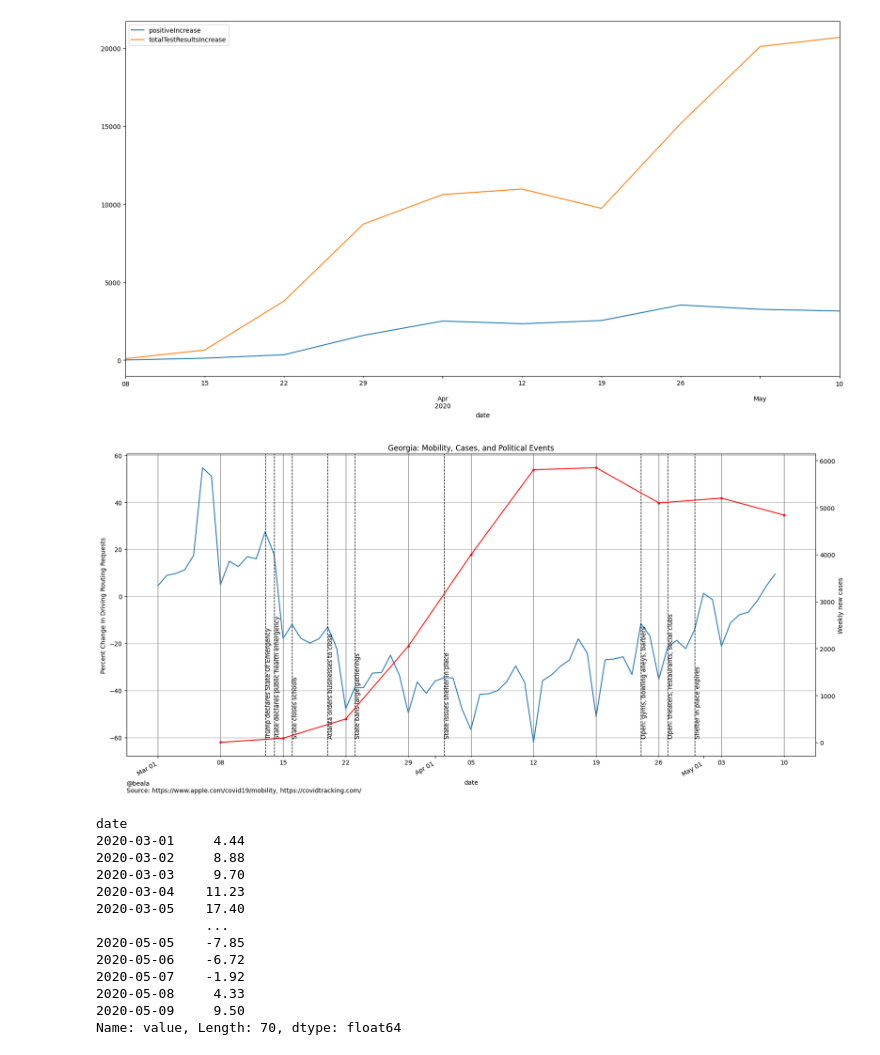
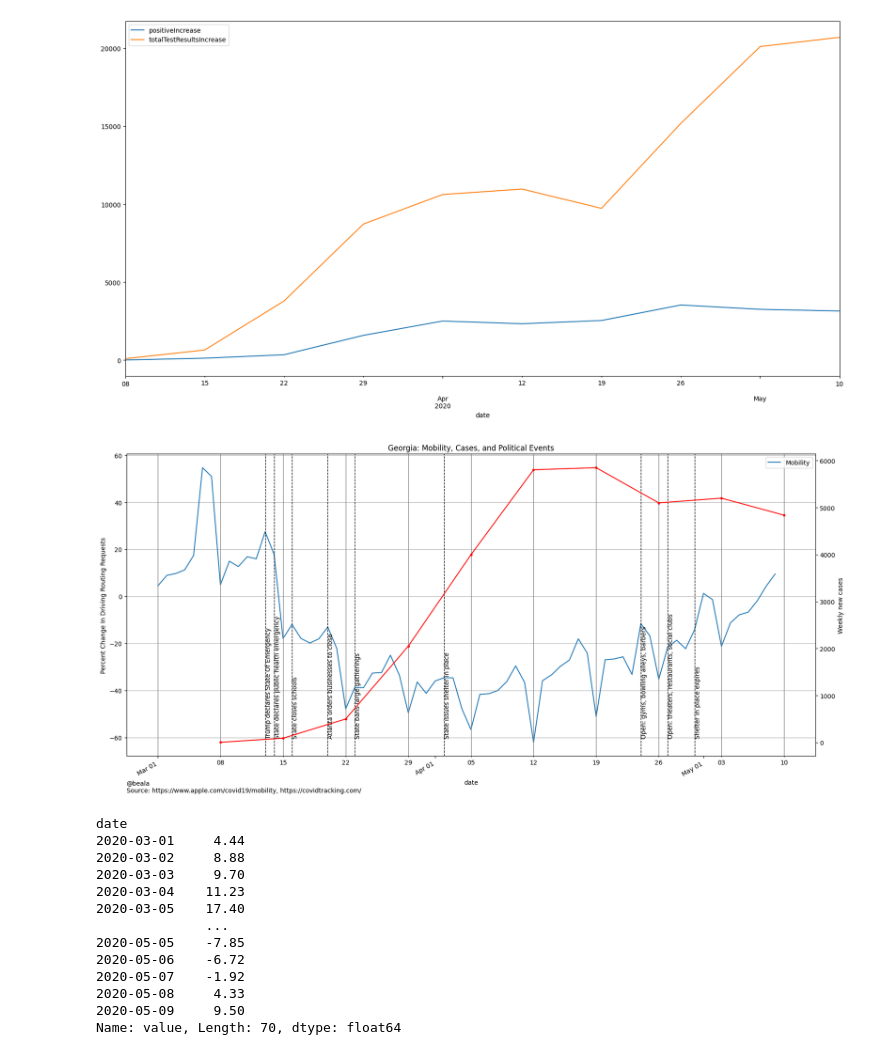
Before and after one commit to beala/covid_forecasts, a Jupyter notebook: Graphs.ipynb, the cells around one changed output. Cells and saved outputs as stored; diff of their text form; code cells hidden in the pictures.

Commit message:
Add legend

```diff
--- a/Graphs.ipynb
+++ b/Graphs.ipynb
@@ -65,8 +65,8 @@ ax = ga.plot(
         x_compat=True,
         figsize = (20,10),
         title = 'Georgia: Mobility, Cases, and Political Events',
-        grid=True)
-#ax = plt.plot(ga)
+        label = "Mobility")
+
 ax.set_xlabel("Date")
 ax.set_ylabel("Percent Change In Driving Routing Requests")
 ax.xaxis.set_major_locator(mdates.DayLocator(1))
@@ -79,38 +79,40 @@ ax2 = ga_tests['positiveIncrease'].groupby(pd.Grouper(freq='W-SUN')).sum().plot(
     color="red",
     style='.-',
     x_compat=True,
-    secondary_y=True)
+    secondary_y=True,
+    label="Weekly new cases")
 ax2.set_ylabel("Weekly new cases")
 
 ax.grid(True, which='both', axis='y')
 # Draw the darn grid lines myself by matplotlib is a dork
 for xmin in mdates.WeekdayLocator(byweekday=mdates.SU).tick_values(pd.to_datetime('2020-03-01'), pd.to_datetime('2020-05-10')):
   ax.axvline(x=xmin, color='grey', linewidth=1)
 
 def event(date, label):
     ax.axvline(x=pd.to_datetime(date), color='black', linestyle='--', linewidth='1')
     ax.text(pd.to_datetime(date) - pd.to_timedelta('0 day'), -60, label, rotation=90, color='black')
 
 event('2020-03-13', 'Trump declares State Of Emergency')
 event('2020-03-14', 'State declares public health emergency')
 event('2020-03-16', 'State closes schools')
 event('2020-03-20', 'Atlanta orders businesses to close')
 event('2020-03-23', 'State bans large gatherings')
 event('2020-04-02', 'State issues shelter in place')
 event('2020-04-24', 'Open: gyms, bowling alleys, barbers')
 event('2020-04-27', 'Open: theaters, restaurants, social clubs')
 event('2020-04-30', 'Shelter in place expires')
 
 ax.text(
     -0.00,
     -0.12,
     "@beala\nSource: https://www.apple.com/covid19/mobility, https://covidtracking.com/",
     transform=ax.transAxes
 )
+ax.legend()
 plt.savefig("ga_mobility.png")
 plt.show()
 # %% [output]
-[figure, old version]
+[figure, new version]
 # %%
 ga_p = ga_positives.groupby(pd.Grouper(freq='W-SUN')).sum()
 
```
Also changed, not shown: 1 other file.
